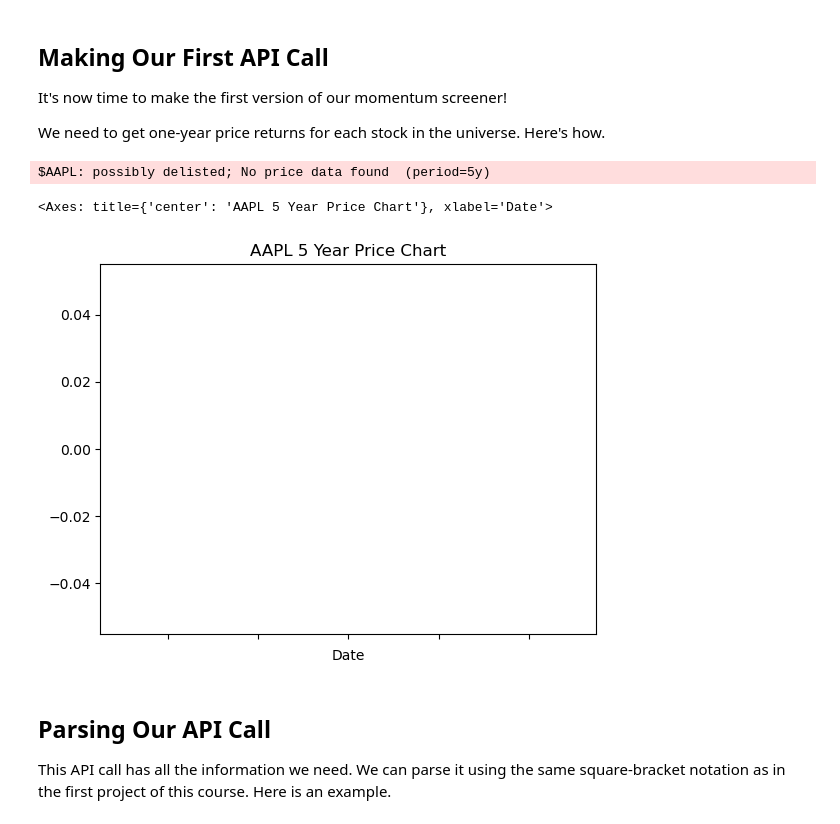
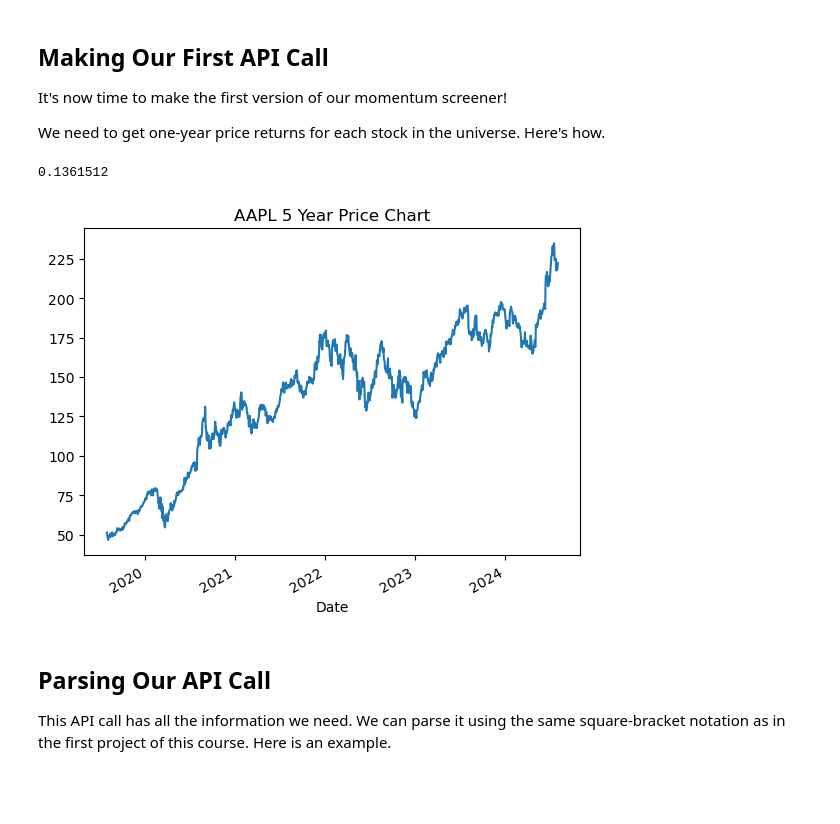
Before and after one commit to jacksullivan27/quantitative-learning, a Jupyter notebook: 002_quantitative_momentum_strategy.ipynb, the cells around one changed output. Saved outputs shown, nothing was run; the diff lists cells and outputs as text; code cells hidden in the pictures; blank space fills up the shorter version.

```diff
--- a/002_quantitative_momentum_strategy.ipynb
+++ b/002_quantitative_momentum_strategy.ipynb
@@ -49,11 +49,12 @@ We need to get one-year price returns for each stock in the universe. Here's how
 # %%
 ticker = yf.Ticker("AAPL")
 aapl_df = ticker.history(period = "5y")
 aapl_df['Close'].plot(title = 'AAPL 5 Year Price Chart')
+
+dict(ticker.info.items())['52WeekChange']
 # %% [output]
-$AAPL: possibly delisted; No price data found  (period=5y)
+0.1361512
-<Axes: title={'center': 'AAPL 5 Year Price Chart'}, xlabel='Date'>
-[figure, old version]
+[figure, new version]
 # %% [markdown]
 ## Parsing Our API Call
 
```
